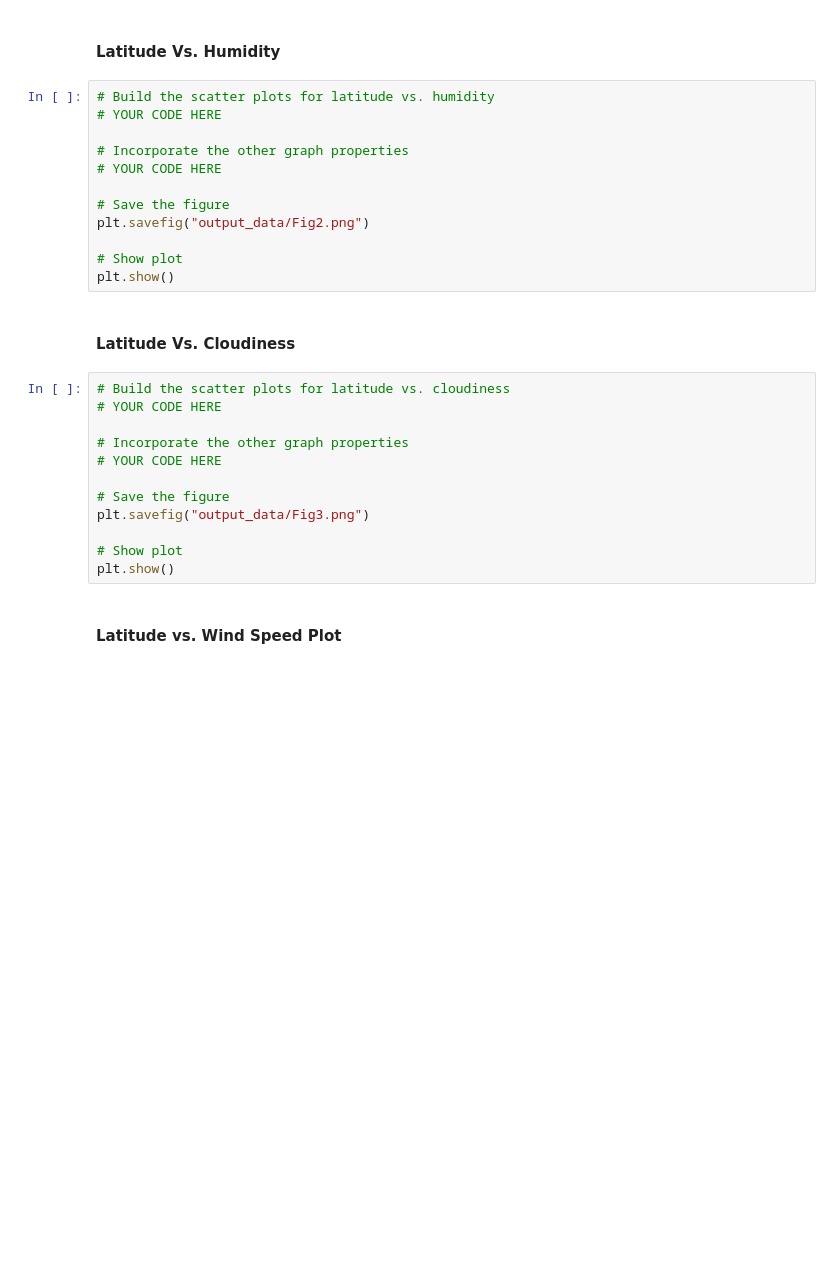
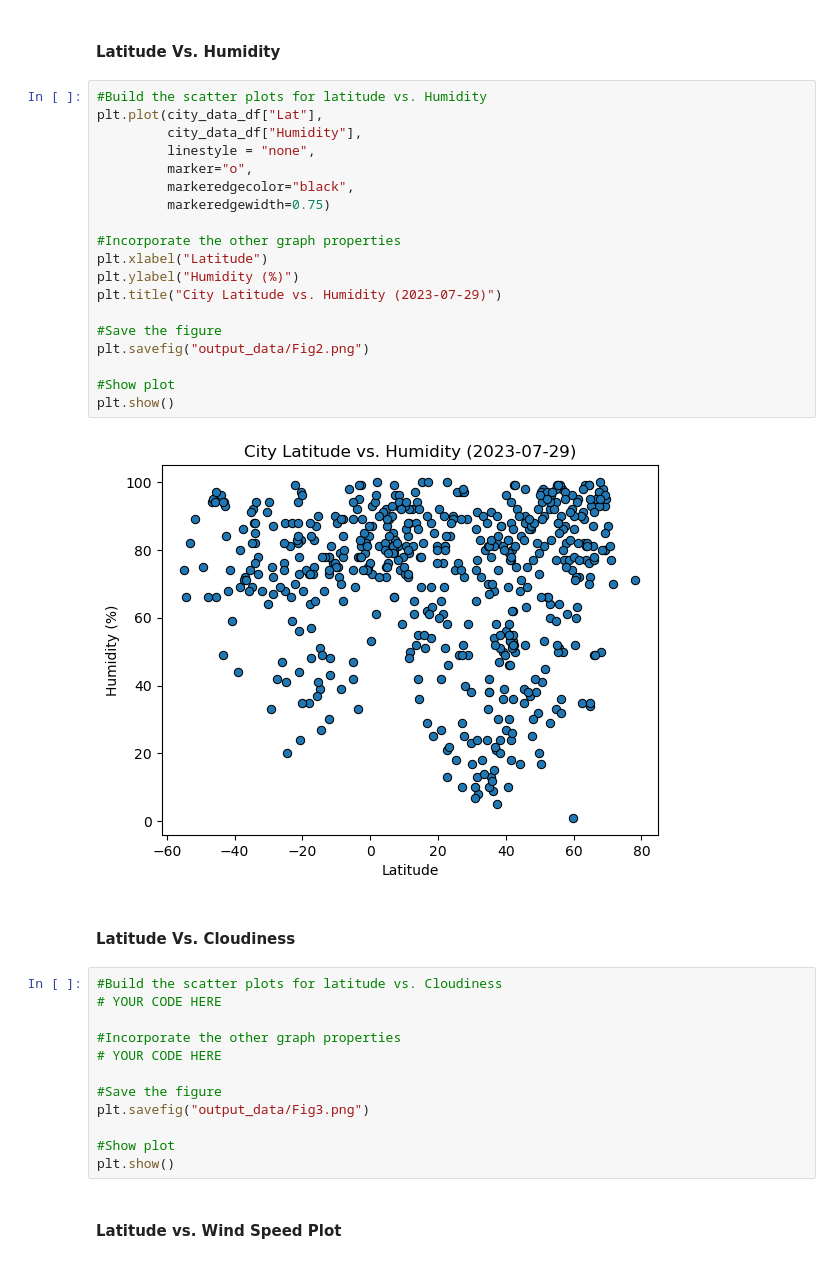
Before and after one commit to hrobinl/python-api-challenge, a Jupyter notebook: WeatherPy/WeatherPy.ipynb, the cells around one changed output. Drawn from its saved outputs; the diff is of its cells as text; blank space fills up the shorter version.

```diff
--- a/WeatherPy/WeatherPy.ipynb
+++ b/WeatherPy/WeatherPy.ipynb
@@ -176,30 +210,39 @@ plt.show()
 # %% [markdown]
 #### Latitude Vs. Humidity
 # %%
-# Build the scatter plots for latitude vs. humidity
-# YOUR CODE HERE
+#Build the scatter plots for latitude vs. Humidity
+plt.plot(city_data_df["Lat"],
+         city_data_df["Humidity"],
+         linestyle = "none",
+         marker="o",
+         markeredgecolor="black",
+         markeredgewidth=0.75)
 
-# Incorporate the other graph properties
-# YOUR CODE HERE
+#Incorporate the other graph properties
+plt.xlabel("Latitude")
+plt.ylabel("Humidity (%)")
+plt.title("City Latitude vs. Humidity (2023-07-29)")
 
-# Save the figure
+#Save the figure
 plt.savefig("output_data/Fig2.png")
 
-# Show plot
+#Show plot
 plt.show()
+# %% [output]
+[figure, added]
 # %% [markdown]
 #### Latitude Vs. Cloudiness
 # %%
-# Build the scatter plots for latitude vs. cloudiness
+#Build the scatter plots for latitude vs. Cloudiness
 # YOUR CODE HERE
 
-# Incorporate the other graph properties
+#Incorporate the other graph properties
 # YOUR CODE HERE
 
-# Save the figure
+#Save the figure
 plt.savefig("output_data/Fig3.png")
 
-# Show plot
+#Show plot
 plt.show()
 # %% [markdown]
 #### Latitude vs. Wind Speed Plot
```
Also changed, not shown: parts of 8 cells of this notebook, 8 other files.
